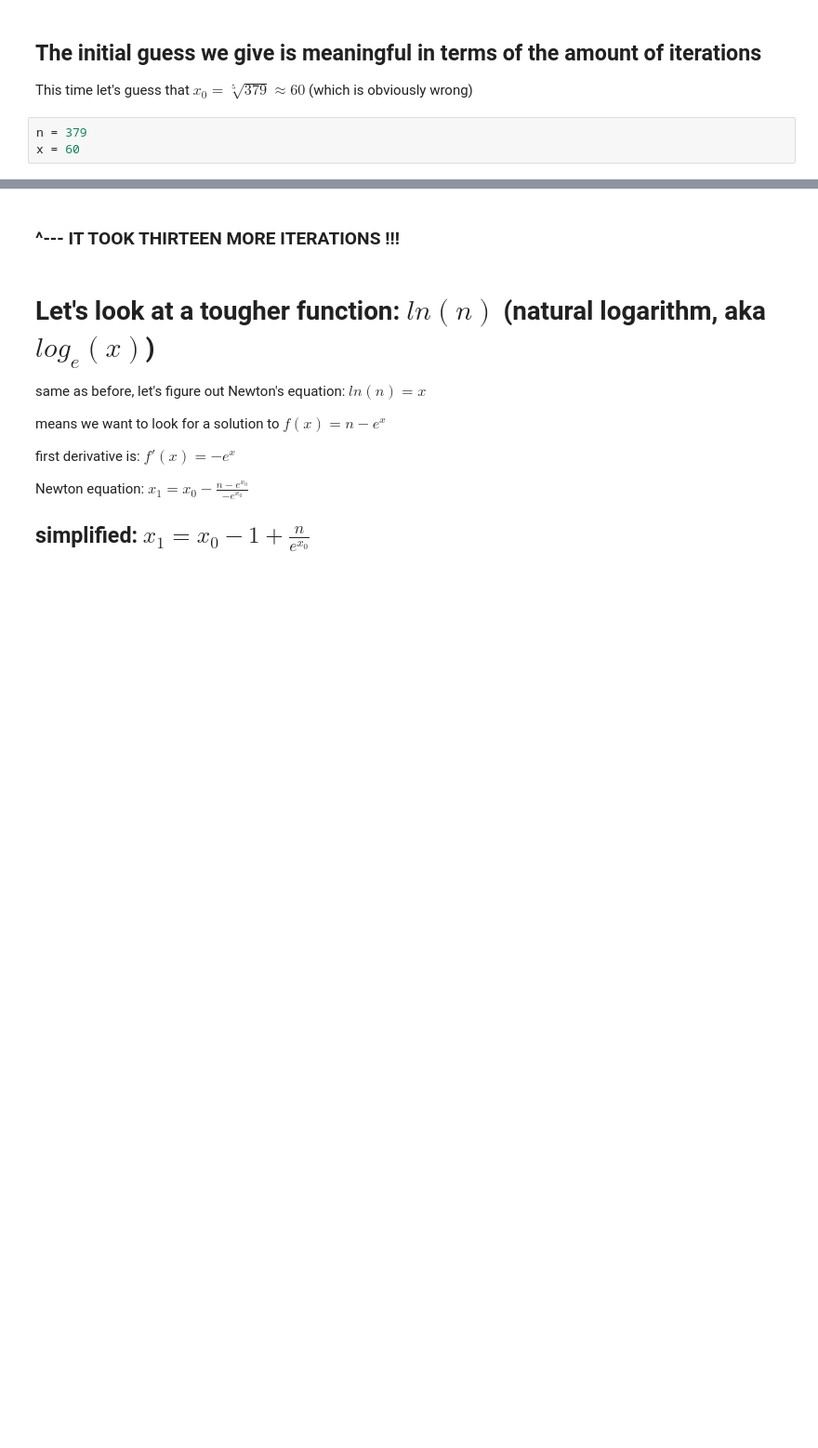
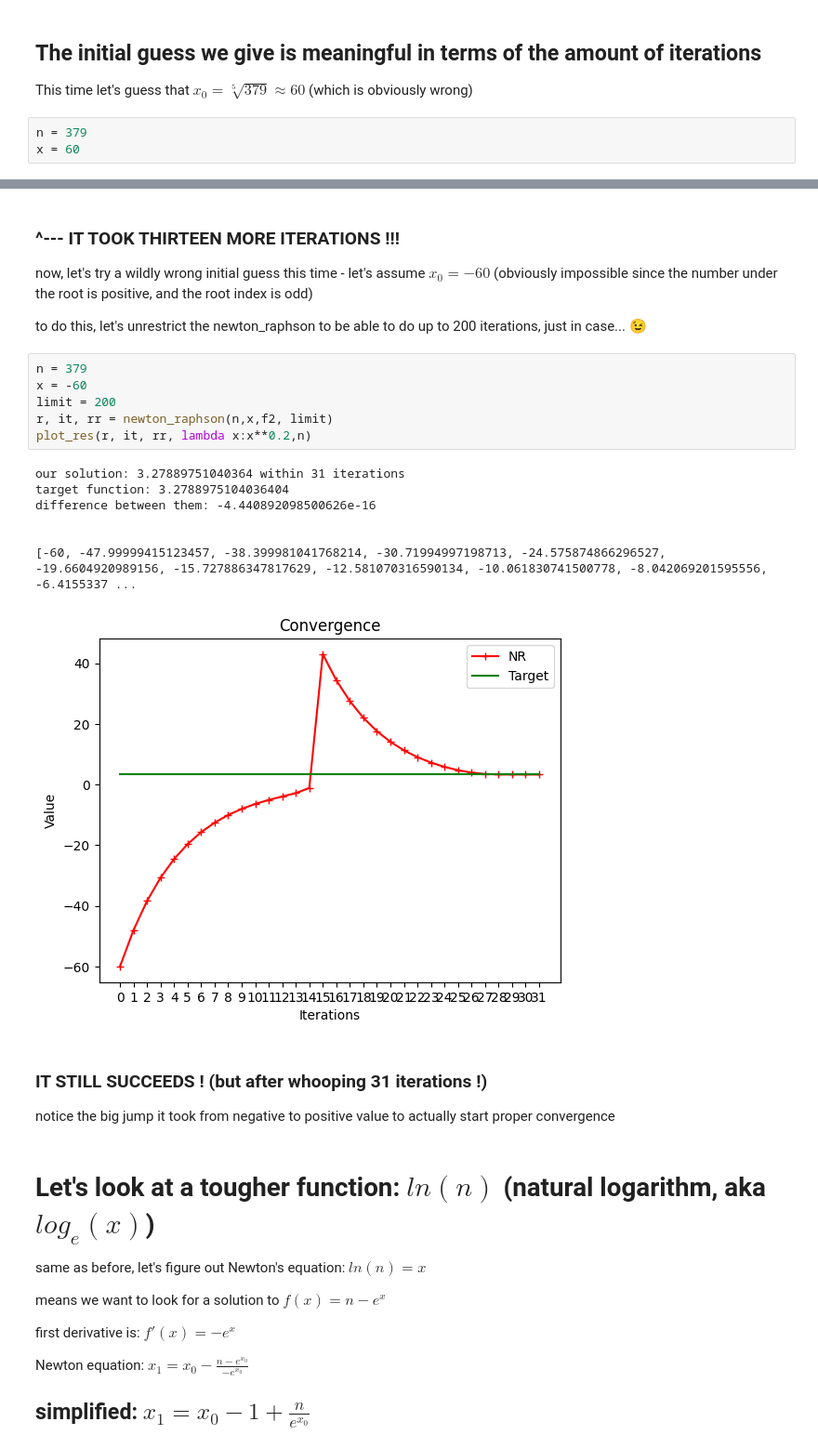
Before and after one commit to agvaniya/jupyter, a Jupyter notebook: newton_method.ipynb, the cells around one changed output, grey strips where cells are left out. Shown: that part at 93% size. Drawn from its saved outputs; the diff is of its cells as text; blank space fills up the shorter version.

```diff
--- a/newton_method.ipynb
+++ b/newton_method.ipynb
@@ -137,6 +145,28 @@ difference between them: -4.440892098500626e-16
 [figure]
 # %% [markdown]
 ### ^--- IT TOOK THIRTEEN MORE ITERATIONS !!!
+
+now, let's try a wildly wrong initial guess this time - let's assume $x_0 = -60$ (obviously impossible since the number under the root is positive, and the root index is odd)
+
+to do this, let's unrestrict the newton_raphson to be able to do up to 200 iterations, just in case... 😉
+# %%
+n = 379
+x = -60
+limit = 200
+r, it, rr = newton_raphson(n,x,f2, limit)
+plot_res(r, it, rr, lambda x:x**0.2,n)
+# %% [output]
+our solution: 3.27889751040364 within 31 iterations
+target function: 3.2788975104036404
+difference between them: -4.440892098500626e-16
+
+
+[-60, -47.99999415123457, -38.399981041768214, -30.71994997198713, -24.575874866296527, -19.6604920989156, -15.727886347817629, -12.581070316590134, -10.061830741500778, -8.042069201595556, -6.4155337 ...
+[figure, added]
+# %% [markdown]
+### IT STILL SUCCEEDS ! (but after whooping 31 iterations !)
+
+notice the big jump it took from negative to positive value to actually start proper convergence
 # %% [markdown]
 # Let's look at a tougher function: $ln(n)$ (natural logarithm, aka $log_e(x)$)
 
```
Also changed, not shown: parts of 9 cells of this notebook.
